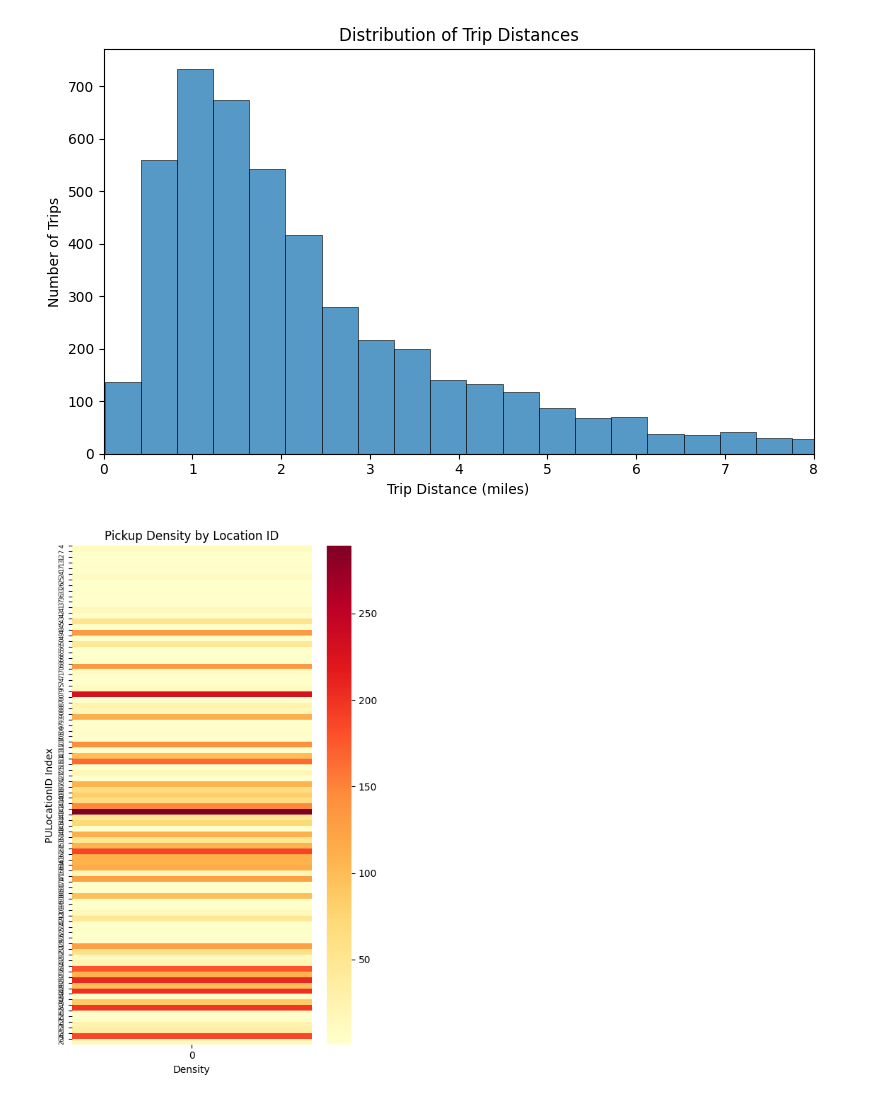
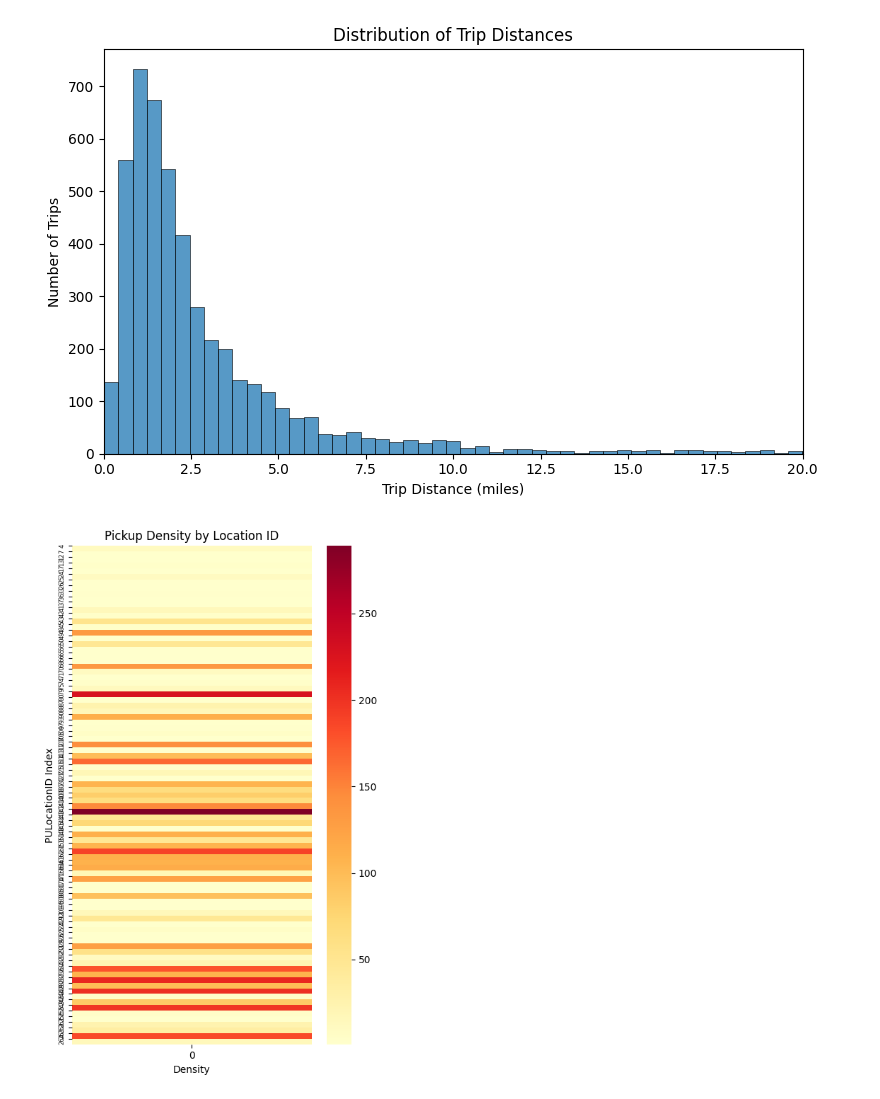
Before and after one commit to ameny32/Clustering-K-Means-and-t-SNE, a Jupyter notebook: charts.ipynb, the cells around one changed output. Saved outputs shown, nothing was run; the diff lists cells and outputs as text; code cells hidden in the pictures.

```diff
--- a/charts.ipynb
+++ b/charts.ipynb
@@ -27,16 +27,16 @@ z_df = df[cols].apply(zscore)
 # %%
 # 1. Histogram of trip distances
 
 plt.figure(figsize=(8,5))
 sns.histplot(df['trip_distance'], bins=100, kde=False)
 plt.title('Distribution of Trip Distances')
 plt.xlabel('Trip Distance (miles)')
 plt.ylabel('Number of Trips')
-plt.xlim(0, 8)  # limit to reduce effect of extreme outliers
+plt.xlim(0, 20)  # limit to reduce effect of extreme outliers
 plt.tight_layout()
 plt.show()
 # %% [output]
-[figure, old version]
+[figure, new version]
 # %%
 # 2. Heatmap of pickup density by Location ID
 
```
Also changed, not shown: parts of 4 cells of this notebook, 3 other files.
